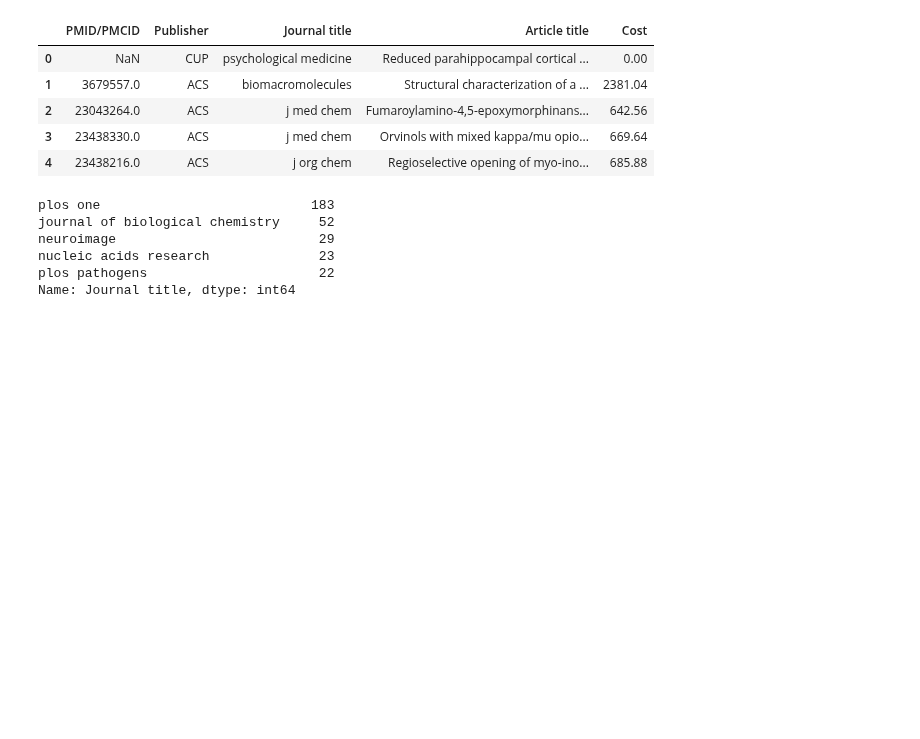
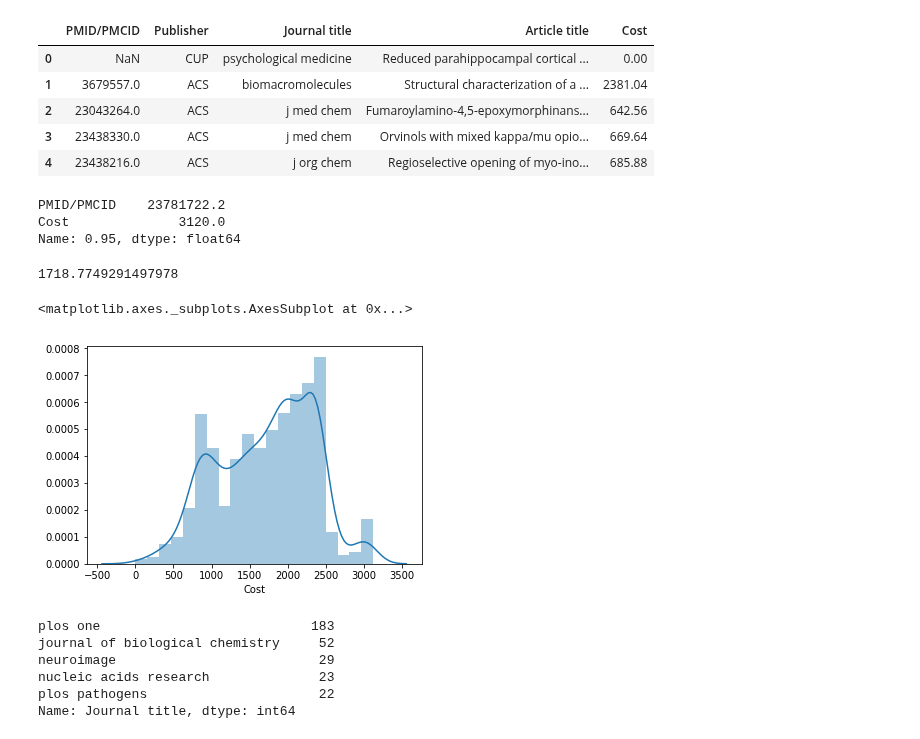
Before and after one commit to mkm29/DataScience, a Jupyter notebook: thinkful/unit/3/WELLCOME/wellcome.ipynb, the cells around one changed output. Saved outputs shown, nothing was run; the diff lists cells and outputs as text; code cells hidden in the pictures; blank space fills up the shorter version.

Commit message:
Basic data cleaning, compute the mean for the top 95% of the costs.

```diff
--- a/thinkful/unit/3/WELLCOME/wellcome.ipynb
+++ b/thinkful/unit/3/WELLCOME/wellcome.ipynb
@@ -44,6 +44,21 @@ df.head()
 | 2 | 23043264.0 | ACS | j med chem | Fumaroylamino-4,5-epoxymorphinans... | 642.56 |
 | 3 | 23438330.0 | ACS | j med chem | Orvinols with mixed kappa/mu opio... | 669.64 |
 | 4 | 23438216.0 | ACS | j org chem | Regioselective opening of myo-ino... | 685.88 |
+# %%
+df.quantile(0.95)
+# %% [output]
+PMID/PMCID    23781722.2
+Cost              3120.0
+Name: 0.95, dtype: float64
+# %%
+df.query("Cost <= 3120.0").Cost.mean()
+# %% [output]
+1718.7749291497978
+# %%
+sns.distplot(df.query("Cost <= 3120.0").Cost)
+# %% [output]
+<matplotlib.axes._subplots.AxesSubplot at 0x...>
+[figure, added]
 # %%
 df["Journal title"].value_counts().head()
 # %% [output]
```
